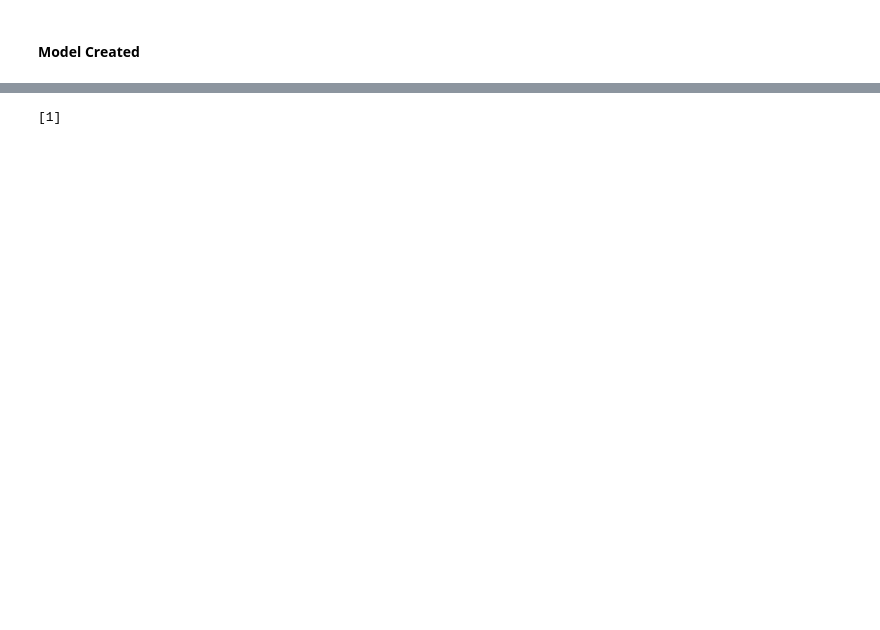
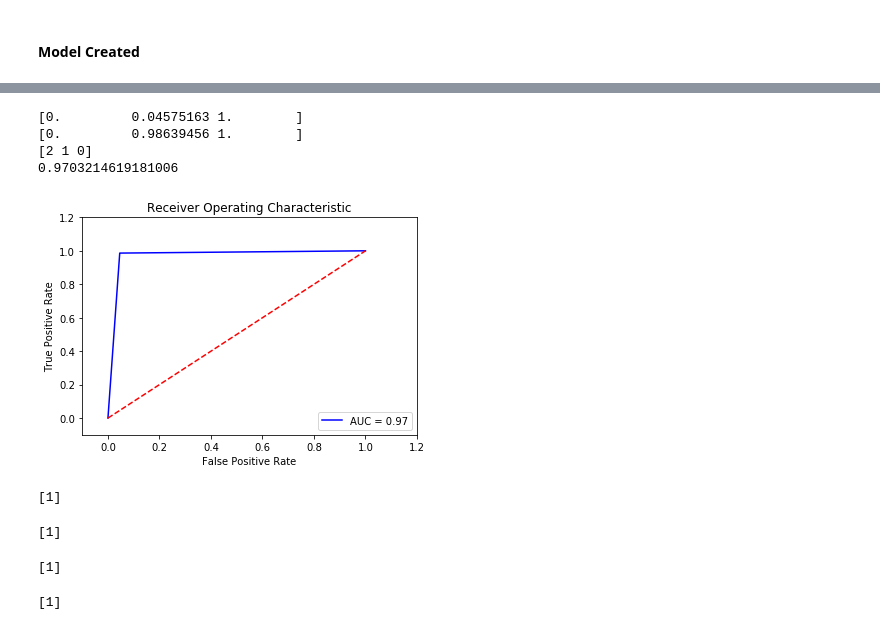
Before and after one commit to dinisurunisal/Suicide-Risk-Prediction-Project, a Jupyter notebook: RandomForestClassiffier/randomF.ipynb, the cells around one changed output, grey strips where cells are left out. Saved outputs shown, nothing was run; the diff lists cells and outputs as text; code cells hidden in the pictures; blank space fills up the shorter version.

```diff
--- a/RandomForestClassiffier/randomF.ipynb
+++ b/RandomForestClassiffier/randomF.ipynb
@@ -155,3 +181,38 @@ ax = sns.heatmap(
+# %%
+false_positive_rate, true_positive_rate, thresholds = roc_curve(y_test, y_pred)
+roc_auc = auc(false_positive_rate, true_positive_rate)
+print(false_positive_rate)
+print(true_positive_rate)
+print(thresholds)
+print(roc_auc)
+
+plt.title('Receiver Operating Characteristic')
+plt.plot(false_positive_rate, true_positive_rate, 'b',label='AUC = %0.2f'% roc_auc)
+plt.legend(loc='lower right')
+plt.plot([0,1],[0,1],'r--')
+plt.xlim([-0.1,1.2])
+plt.ylim([-0.1,1.2])
+plt.ylabel('True Positive Rate')
+plt.xlabel('False Positive Rate')
+plt.show()
+# %% [output]
+[0.         0.04575163 1.        ]
+[0.         0.98639456 1.        ]
+[2 1 0]
+0.9703214619181006
+[figure, added]
+# %%
+print(rfc.predict([[87,1,1,1,12,1,5,6,0,0,0,0,3,2,0,1,1,1,0,0]]))
+# %% [output]
+[1]
+# %%
+print(rfc.predict([[87,1,1,1,12,1,5,6,0,0,0,0,3,2,0,1,1,1,0,0]]))
+# %% [output]
+[1]
+# %%
+print(rfc.predict([[87,1,1,1,12,1,5,6,0,0,0,0,3,2,0,1,1,1,0,0]]))
+# %% [output]
+[1]
 # %%
 print(rfc.predict([[87,1,1,1,12,1,5,6,0,0,0,0,3,2,0,1,1,1,0,0]]))
 # %% [output]
```
Also changed, not shown: parts of 21 cells of this notebook, 2 other files.
